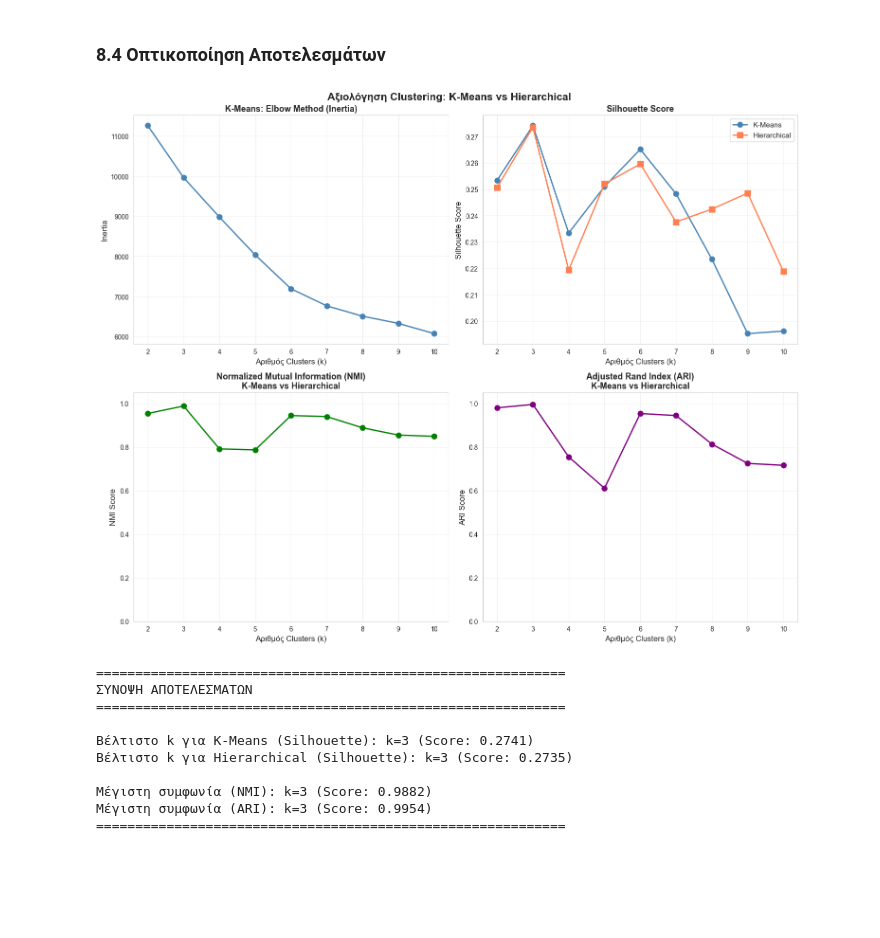
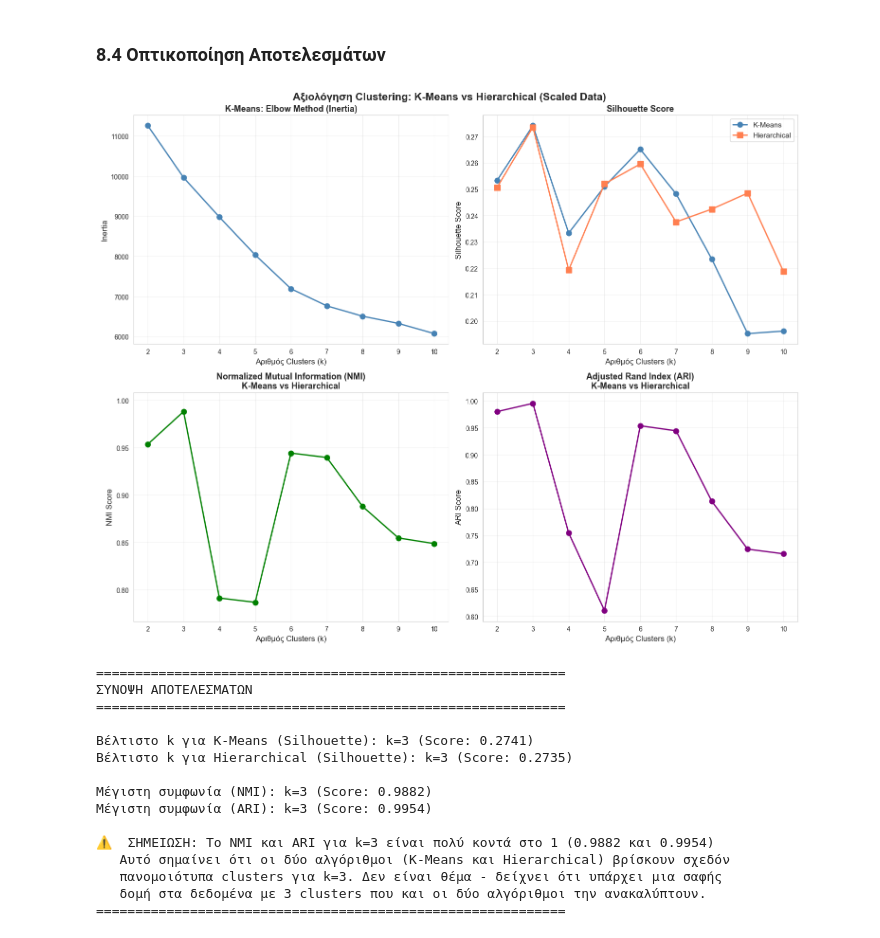
Before and after one commit to dgodolias/HotelCancellationsClustering, a Jupyter notebook: preprocessing.ipynb, the cells around one changed output. Saved outputs shown, nothing was run; the diff lists cells and outputs as text; code cells hidden in the pictures; blank space fills up the shorter version.

```diff
--- a/preprocessing.ipynb
+++ b/preprocessing.ipynb
@@ -1050,7 +1054,7 @@ k=10: NMI=0.8489, ARI=0.7160
 # %%
 # Δημιουργία 2x2 subplots για όλες τις μετρικές
 fig, axes = plt.subplots(2, 2, figsize=(15, 12))
-fig.suptitle('Αξιολόγηση Clustering: K-Means vs Hierarchical', fontsize=16, fontweight='bold')
+fig.suptitle('Αξιολόγηση Clustering: K-Means vs Hierarchical (Scaled Data)', fontsize=16, fontweight='bold')
 
 k_values = list(k_range)
 
@@ -1071,38 +1075,44 @@ axes[0, 1].set_title('Silhouette Score', fontsize=13, fontweight='bold')
 axes[0, 1].legend(fontsize=11)
 axes[0, 1].grid(True, alpha=0.3)
 axes[0, 1].set_xticks(k_values)
 
-# 3. NMI (Normalized Mutual Information)
+# 3. NMI (Normalized Mutual Information) - Από min/max
+nmi_min, nmi_max = min(nmi_scores), max(nmi_scores)
 axes[1, 0].plot(k_values, nmi_scores, 'o-', color='green', linewidth=2, markersize=8)
 axes[1, 0].set_xlabel('Αριθμός Clusters (k)', fontsize=12)
 axes[1, 0].set_ylabel('NMI Score', fontsize=12)
 axes[1, 0].set_title('Normalized Mutual Information (NMI)\nK-Means vs Hierarchical', fontsize=13, fontweight='bold')
 axes[1, 0].grid(True, alpha=0.3)
 axes[1, 0].set_xticks(k_values)
-axes[1, 0].set_ylim([0, 1.05])
+axes[1, 0].set_ylim([nmi_min - 0.02, nmi_max + 0.02])
 
-# 4. ARI (Adjusted Rand Index)
+# 4. ARI (Adjusted Rand Index) - Από min/max
+ari_min, ari_max = min(ari_scores), max(ari_scores)
 axes[1, 1].plot(k_values, ari_scores, 'o-', color='purple', linewidth=2, markersize=8)
 axes[1, 1].set_xlabel('Αριθμός Clusters (k)', fontsize=12)
 axes[1, 1].set_ylabel('ARI Score', fontsize=12)
 axes[1, 1].set_title('Adjusted Rand Index (ARI)\nK-Means vs Hierarchical', fontsize=13, fontweight='bold')
 axes[1, 1].grid(True, alpha=0.3)
 axes[1, 1].set_xticks(k_values)
-axes[1, 1].set_ylim([0, 1.05])
+axes[1, 1].set_ylim([ari_min - 0.02, ari_max + 0.02])
 
 plt.tight_layout()
 plt.show()
 
 print("\n" + "="*60)
 print("ΣΥΝΟΨΗ ΑΠΟΤΕΛΕΣΜΑΤΩΝ")
 print("="*60)
 print(f"\nΒέλτιστο k για K-Means (Silhouette): k={k_values[kmeans_silhouette.index(max(kmeans_silhouette))]} (Score: {max(kmeans_silhouette):.4f})")
 print(f"Βέλτιστο k για Hierarchical (Silhouette): k={k_values[hierarchical_silhouette.index(max(hierarchical_silhouette))]} (Score: {max(hierarchical_silhouette):.4f})")
 print(f"\nΜέγιστη συμφωνία (NMI): k={k_values[nmi_scores.index(max(nmi_scores))]} (Score: {max(nmi_scores):.4f})")
 print(f"Μέγιστη συμφωνία (ARI): k={k_values[ari_scores.index(max(ari_scores))]} (Score: {max(ari_scores):.4f})")
+print(f"\n⚠️  ΣΗΜΕΙΩΣΗ: Το NMI και ARI για k=3 είναι πολύ κοντά στο 1 ({nmi_scores[1]:.4f} και {ari_scores[1]:.4f})")
+print("   Αυτό σημαίνει ότι οι δύο αλγόριθμοι (K-Means και Hierarchical) βρίσκουν σχεδόν")
+print("   πανομοιότυπα clusters για k=3. Δεν είναι θέμα - δείχνει ότι υπάρχει μια σαφής")
+print("   δομή στα δεδομένα με 3 clusters που και οι δύο αλγόριθμοι την ανακαλύπτουν.")
 print("="*60)
 # %% [output]
-[figure, old version]
+[figure, new version]
 ============================================================
 ΣΥΝΟΨΗ ΑΠΟΤΕΛΕΣΜΑΤΩΝ
 ============================================================
@@ -1112,4 +1122,9 @@ print("="*60)
 
 Μέγιστη συμφωνία (NMI): k=3 (Score: 0.9882)
 Μέγιστη συμφωνία (ARI): k=3 (Score: 0.9954)
+
+⚠️  ΣΗΜΕΙΩΣΗ: Το NMI και ARI για k=3 είναι πολύ κοντά στο 1 (0.9882 και 0.9954)
+   Αυτό σημαίνει ότι οι δύο αλγόριθμοι (K-Means και Hierarchical) βρίσκουν σχεδόν
+   πανομοιότυπα clusters για k=3. Δεν είναι θέμα - δείχνει ότι υπάρχει μια σαφής
+   δομή στα δεδομένα με 3 clusters που και οι δύο αλγόριθμοι την ανακαλύπτουν.
 ============================================================
```
Also changed, not shown: parts of 2 cells of this notebook.
